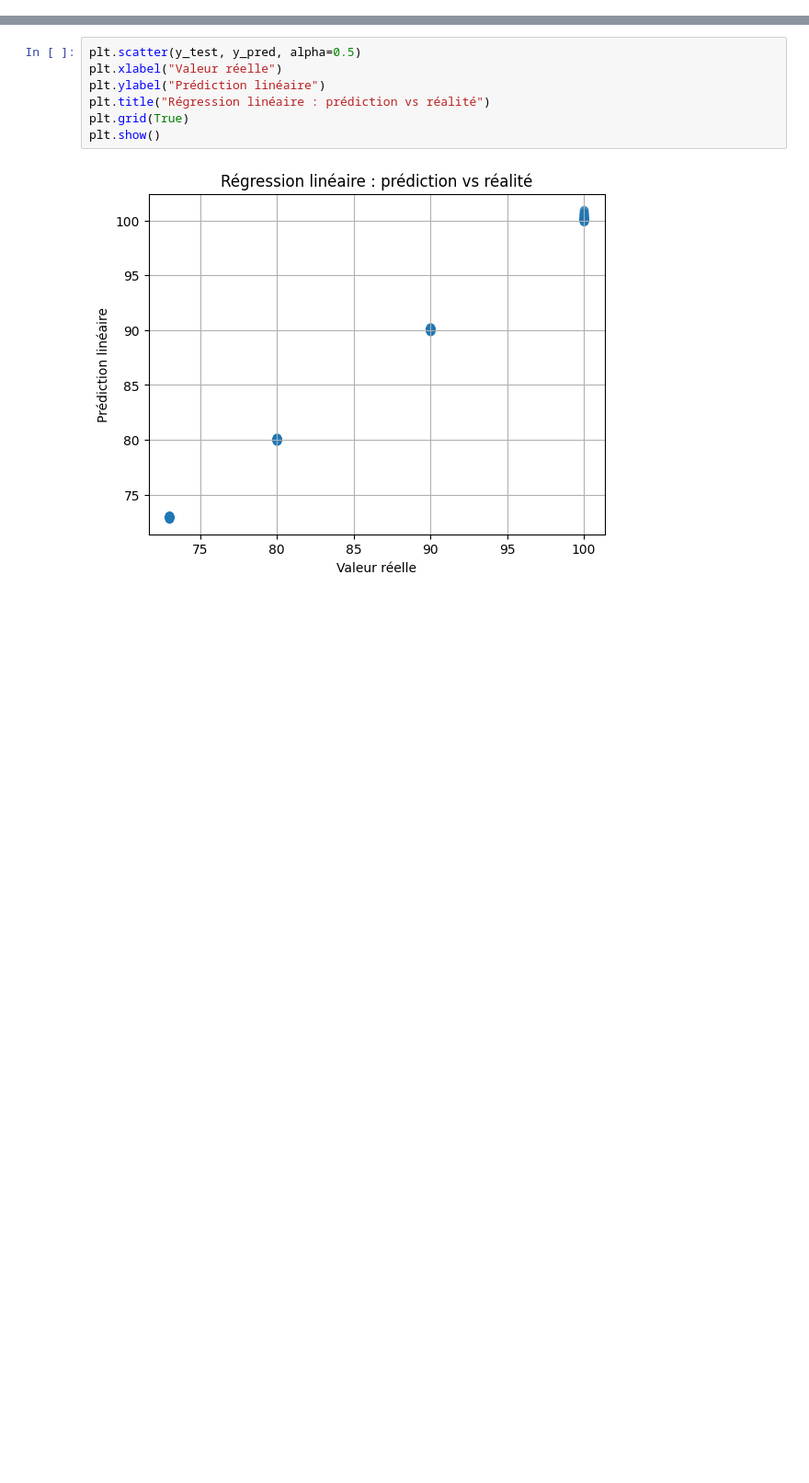
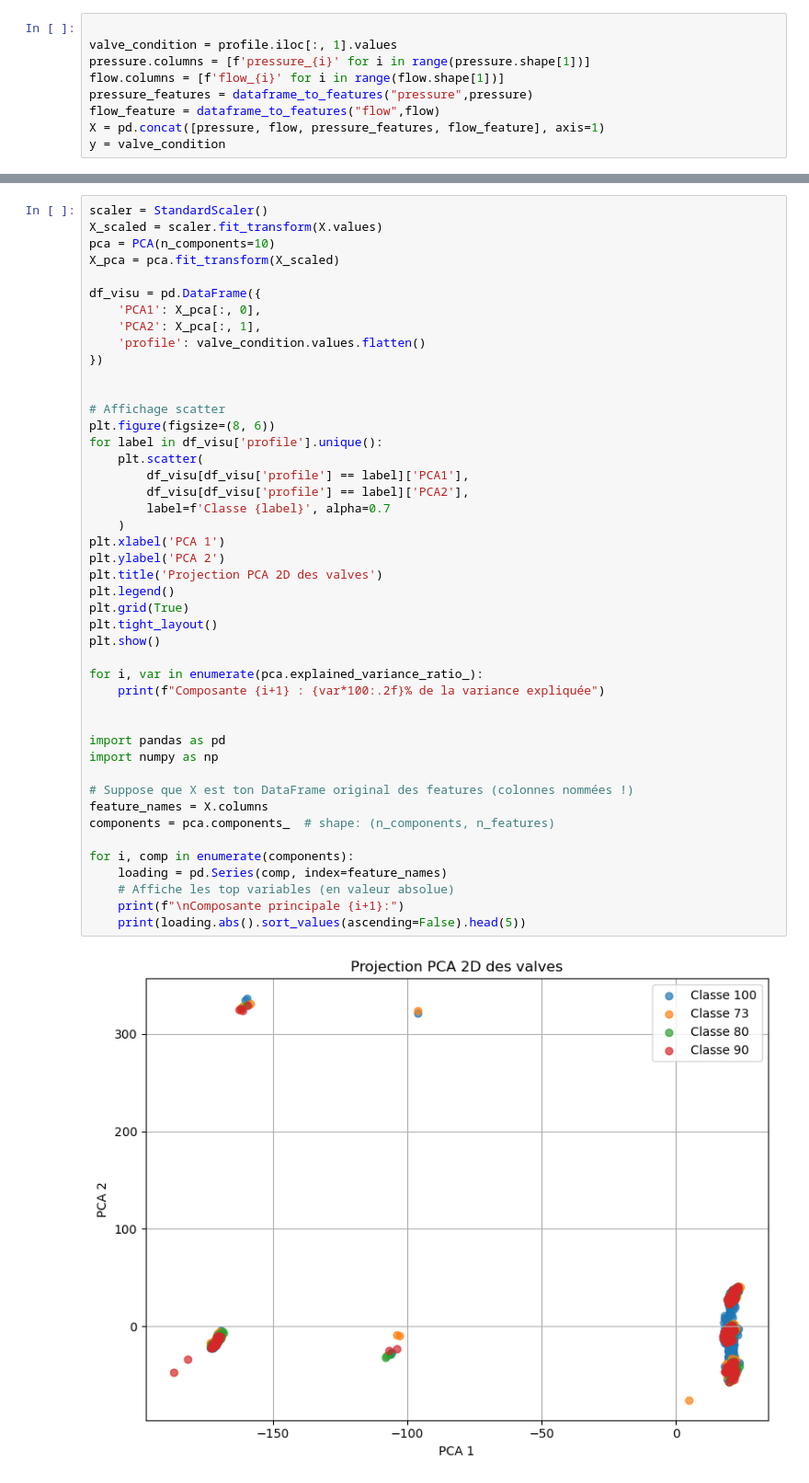
Before and after one commit to AugustinROULLET/CodraTest, a Jupyter notebook: machine_learning_experimentations.ipynb, the cells around one changed output, grey strips where cells are left out. Shown at 92% size. Drawn from its saved outputs; the diff is of its cells as text; blank space fills up the shorter version.

```diff
--- a/machine_learning_experimentations.ipynb
+++ b/machine_learning_experimentations.ipynb
@@ -20,3 +61,12 @@ y = valve_condition
+# %%
+
+valve_condition = profile.iloc[:, 1].values
+pressure.columns = [f'pressure_{i}' for i in range(pressure.shape[1])]
+flow.columns = [f'flow_{i}' for i in range(flow.shape[1])]
+pressure_features = dataframe_to_features("pressure",pressure)
+flow_feature = dataframe_to_features("flow",flow)
+X = pd.concat([pressure, flow, pressure_features, flow_feature], axis=1)
+y = valve_condition
 # %%
 n_train = 2000
 X_train = X.iloc[:n_train]
@@ -39,9 +128,47 @@ R² : 0.9996643598453696
 # %%
-plt.scatter(y_test, y_pred, alpha=0.5)
-plt.xlabel("Valeur réelle")
-plt.ylabel("Prédiction linéaire")
-plt.title("Régression linéaire : prédiction vs réalité")
+scaler = StandardScaler()
+X_scaled = scaler.fit_transform(X.values)
+pca = PCA(n_components=10)
+X_pca = pca.fit_transform(X_scaled)
+
+df_visu = pd.DataFrame({
+    'PCA1': X_pca[:, 0],
+    'PCA2': X_pca[:, 1],
+    'profile': valve_condition.values.flatten()
+})
+
+
+# Affichage scatter
+plt.figure(figsize=(8, 6))
+for label in df_visu['profile'].unique():
+    plt.scatter(
+        df_visu[df_visu['profile'] == label]['PCA1'],
+        df_visu[df_visu['profile'] == label]['PCA2'],
+        label=f'Classe {label}', alpha=0.7
+    )
+plt.xlabel('PCA 1')
+plt.ylabel('PCA 2')
+plt.title('Projection PCA 2D des valves')
+plt.legend()
 plt.grid(True)
+plt.tight_layout()
 plt.show()
+
+for i, var in enumerate(pca.explained_variance_ratio_):
+    print(f"Composante {i+1} : {var*100:.2f}% de la variance expliquée")
+
+
+import pandas as pd
+import numpy as np
+
+# Suppose que X est ton DataFrame original des features (colonnes nommées !)
+feature_names = X.columns
+components = pca.components_  # shape: (n_components, n_features)
+
+for i, comp in enumerate(components):
+    loading = pd.Series(comp, index=feature_names)
+    # Affiche les top variables (en valeur absolue)
+    print(f"\nComposante principale {i+1}:")
+    print(loading.abs().sort_values(ascending=False).head(5))
 # %% [output]
-[figure, old version]
+[figure, new version]
```
Also changed, not shown: parts of 13 cells of this notebook.
